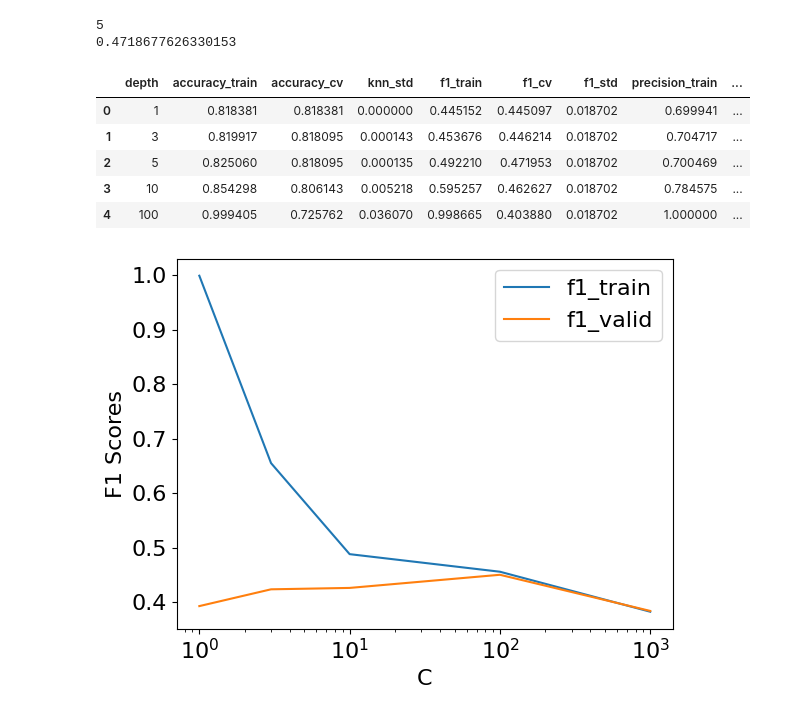
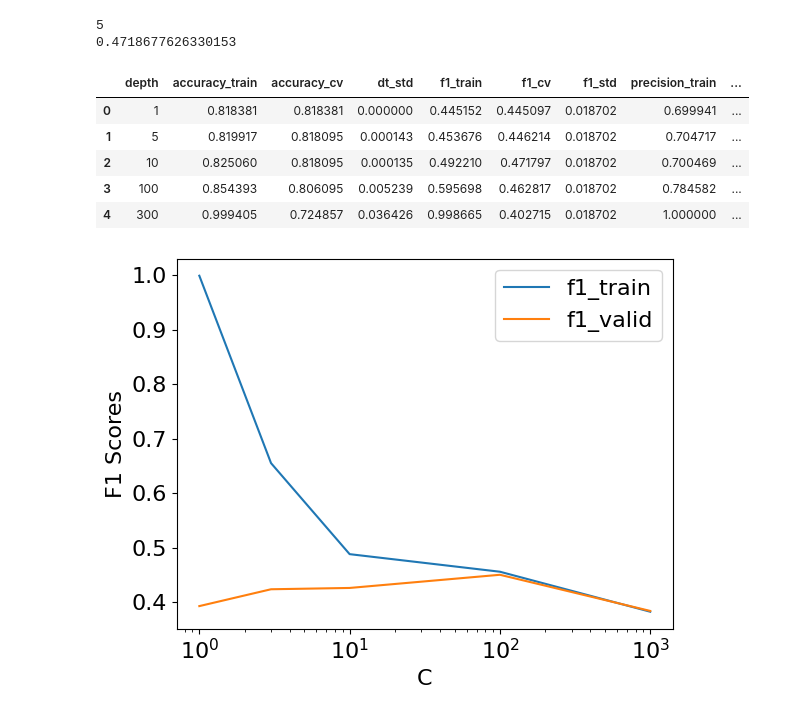
Before and after one commit to angshe/330hw5, a Jupyter notebook: hw5.ipynb, the cells around one changed output. Cells and saved outputs as stored; diff of their text form; code cells hidden in the pictures.

```diff
--- a/hw5.ipynb
+++ b/hw5.ipynb
@@ -759,6 +765,8 @@ best_Max_iter
 bal_train_scores = []
 bal_cv_scores = []
 bal_std_scores = []
+bal_fit_times = []
+bal_score_times = []
 
 for C in C_vals:
     #     print(C)
@@ -771,6 +779,8 @@ for C in C_vals:
     bal_train_scores.append(cv_results["train_score"].mean())
     bal_cv_scores.append(cv_results["test_score"].mean())
     bal_std_scores.append(np.std(cv_scores))
+    bal_fit_times.append(cv_results["fit_time"].mean())
+    bal_score_times.append(cv_results["score_time"].mean())
 
 plt.semilogx(C_vals, bal_train_scores, label="train")
 plt.semilogx(C_vals, bal_cv_scores, label="valid")
@@ -987,0 +998,8 @@ Ellipsis
+# %%
+rfe_dt = RFECV(DecisionTreeClassifier(random_state=123), cv=10)
+rfe_dt.fit(X_train_pp, y_train)
+print(rfe_dt.support_)
+print(X_train_pp.columns[rfe_dt.support_])
+
+rfe_dt_pipe = make_pipeline(preprocessor, RFECV(DecisionTreeClassifier(random_state=123), cv=10))
+pd.DataFrame(cross_validate(rfe_dt_pipe, X_train, y_train, return_train_score=True, scoring=["accuracy", "f1", "precision", "recall"])).mean()
@@ -987,0 +1038,9 @@ Ellipsis
+# %%
+# ensemble
+rfe_rf = RFECV(RandomForestClassifier(random_state=123), cv=10)
+rfe_rf.fit(X_train_pp, y_train)
+print(rfe_rf.support_)
+print(X_train_pp.columns[rfe_rf.support_])
+
+rfe_rf_pipe = make_pipeline(preprocessor, RFECV(RandomForestClassifier(random_state=123, n_jobs=-1), cv=10))
+pd.DataFrame(cross_validate(rfe_rf_pipe, X_train, y_train, return_train_score=True, scoring=["accuracy", "f1", "precision", "recall"])).mean()
@@ -1040,7 +1134,7 @@ for n in depth:
     #     print(C)
     pipe = make_pipeline(
         preprocessor,
-        DecisionTreeClassifier(max_depth=n),
+        DecisionTreeClassifier(random_state=123, max_depth=n),
     )
     cv_results = cross_validate(
         pipe, X_train, y_train,
@@ -1087,26 +1181,26 @@ print(best_score)
 0.4718677626330153
 # %%
 #dt
-pipe_dt = make_pipeline(preprocessor, DecisionTreeClassifier(max_depth=5))
+pipe_dt = make_pipeline(preprocessor, DecisionTreeClassifier(random_state=123, max_depth=5))
 
 pd.DataFrame({"depth": depth,
                 "accuracy_train": dt_train_scores,
                 "accuracy_cv": dt_cv_scores,
-                "knn_std": dt_std_scores,
+                "dt_std": dt_std_scores,
                 "f1_train": f1_dt_train_scores,
                 "f1_cv": f1_dt_cv_scores,
                 "f1_std": f1_dt_std_scores,
                 "precision_train": prec_dt_train_scores,
                 "precision_cv": prec_dt_cv_scores,
                 "recall_train": rec_dt_train_scores,
                 "recall_cv": rec_dt_cv_scores})
 # %% [output]
-|  | depth | accuracy_train | accuracy_cv | knn_std | f1_train | f1_cv | f1_std | precision_train | ... |
+|  | depth | accuracy_train | accuracy_cv | dt_std | f1_train | f1_cv | f1_std | precision_train | ... |
 | 0 | 1 | 0.818381 | 0.818381 | 0.000000 | 0.445152 | 0.445097 | 0.018702 | 0.699941 | ... |
-| 1 | 3 | 0.819917 | 0.818095 | 0.000143 | 0.453676 | 0.446214 | 0.018702 | 0.704717 | ... |
-| 2 | 5 | 0.825060 | 0.818095 | 0.000135 | 0.492210 | 0.471953 | 0.018702 | 0.700469 | ... |
-| 3 | 10 | 0.854298 | 0.806143 | 0.005218 | 0.595257 | 0.462627 | 0.018702 | 0.784575 | ... |
-| 4 | 100 | 0.999405 | 0.725762 | 0.036070 | 0.998665 | 0.403880 | 0.018702 | 1.000000 | ... |
+| 1 | 5 | 0.819917 | 0.818095 | 0.000143 | 0.453676 | 0.446214 | 0.018702 | 0.704717 | ... |
+| 2 | 10 | 0.825060 | 0.818095 | 0.000135 | 0.492210 | 0.471797 | 0.018702 | 0.700469 | ... |
+| 3 | 100 | 0.854393 | 0.806095 | 0.005239 | 0.595698 | 0.462817 | 0.018702 | 0.784582 | ... |
+| 4 | 300 | 0.999405 | 0.724857 | 0.036426 | 0.998665 | 0.402715 | 0.018702 | 1.000000 | ... |
 # %%
 #knn
 # taken from hw4
```
Also changed, not shown: parts of 38 cells of this notebook.
